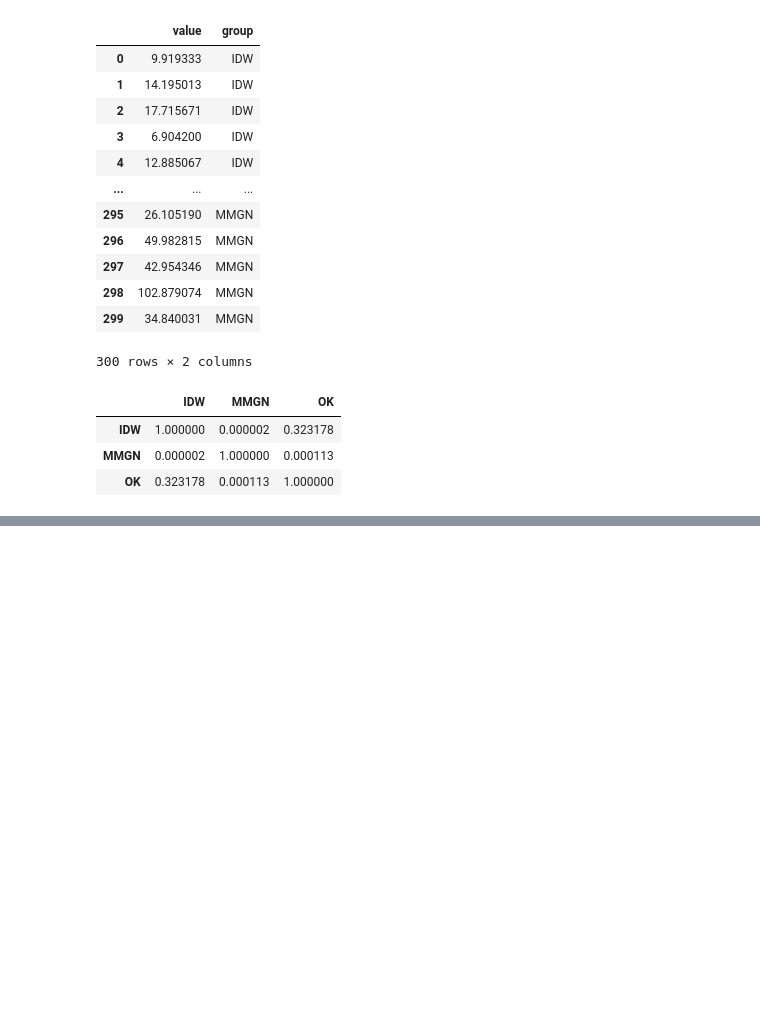
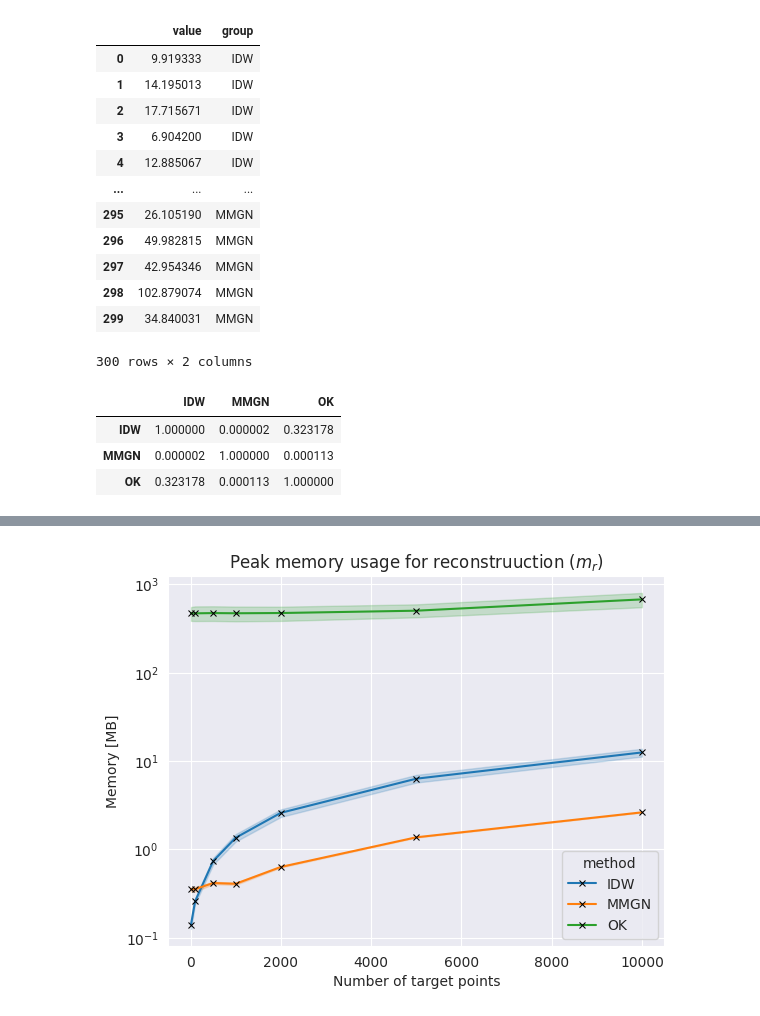
Before and after one commit to jamesWalczak/climatrix, a Jupyter notebook: experiments/jwalczak/01_Apr_02_compare_recon_method/notebooks/analysis.ipynb, the cells around one changed output, grey strips where cells are left out. Saved outputs shown, nothing was run; the diff lists cells and outputs as text; code cells hidden in the pictures; blank space fills up the shorter version.

```diff
--- a/experiments/jwalczak/01_Apr_02_compare_recon_method/notebooks/analysis.ipynb
+++ b/experiments/jwalczak/01_Apr_02_compare_recon_method/notebooks/analysis.ipynb
@@ -533,0 +627,20 @@ dunn_res_max
+# %%
+resources['mem_mb'] = resources['memory'] / 1024 / 1024
+ax = sns.lineplot(
+    data=resources,
+    x="n_points",
+    y="mem_mb",
+    hue="method",
+    marker='x',
+    markersize=5,
+    markeredgecolor='black',
+    markerfacecolor='black'
+)
+ax.set_yscale("log")
+ax.grid()
+ax.set_title("Peak memory usage for reconstruuction ($m_r$)")
+ax.set_ylabel("Memory [MB]")
+ax.set_xlabel("Number of target points")
+ax.get_figure().savefig("recon_mem.png")
+# %% [output]
+[figure, added]
```
Also changed, not shown: parts of 10 cells of this notebook.
